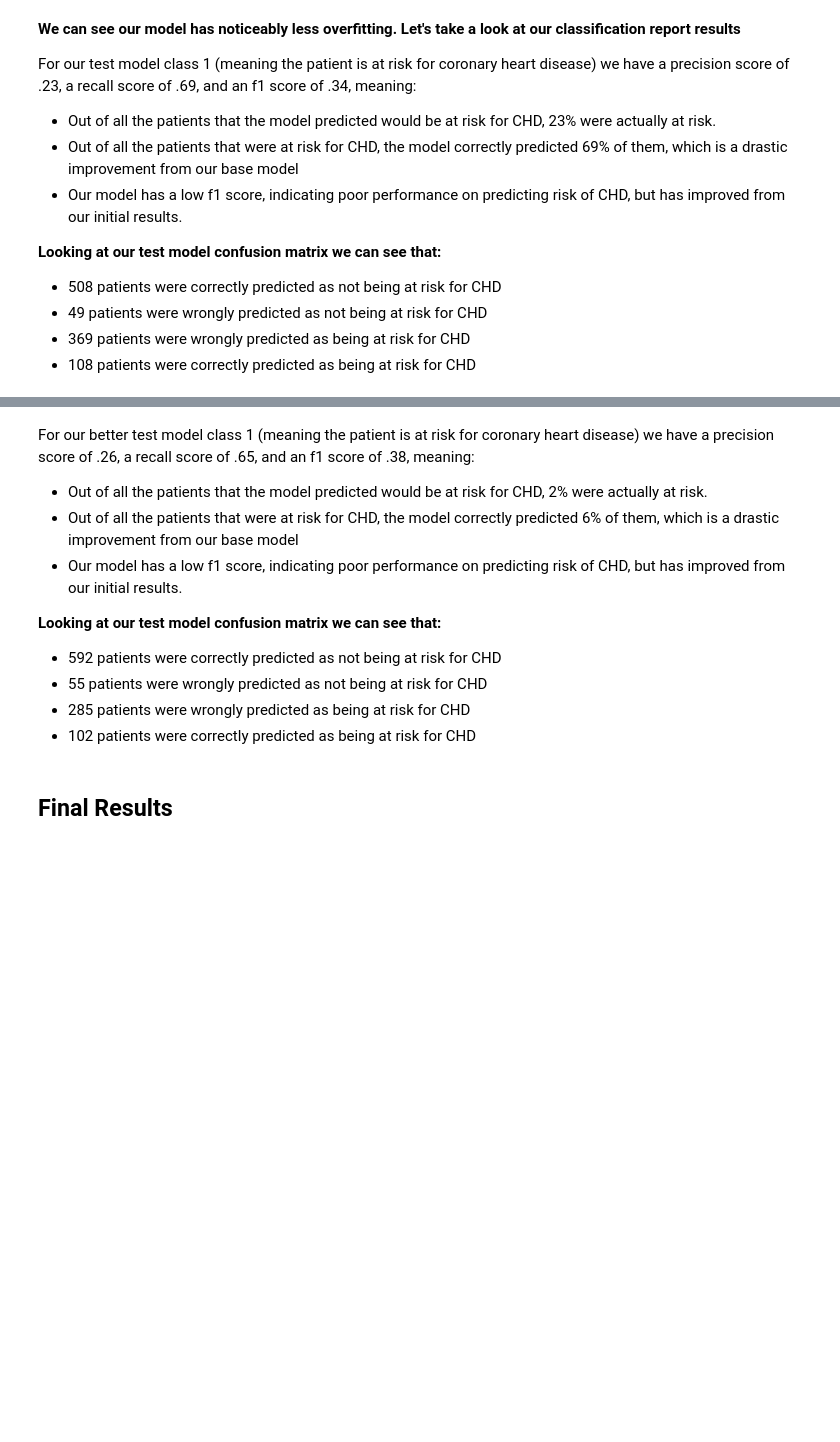
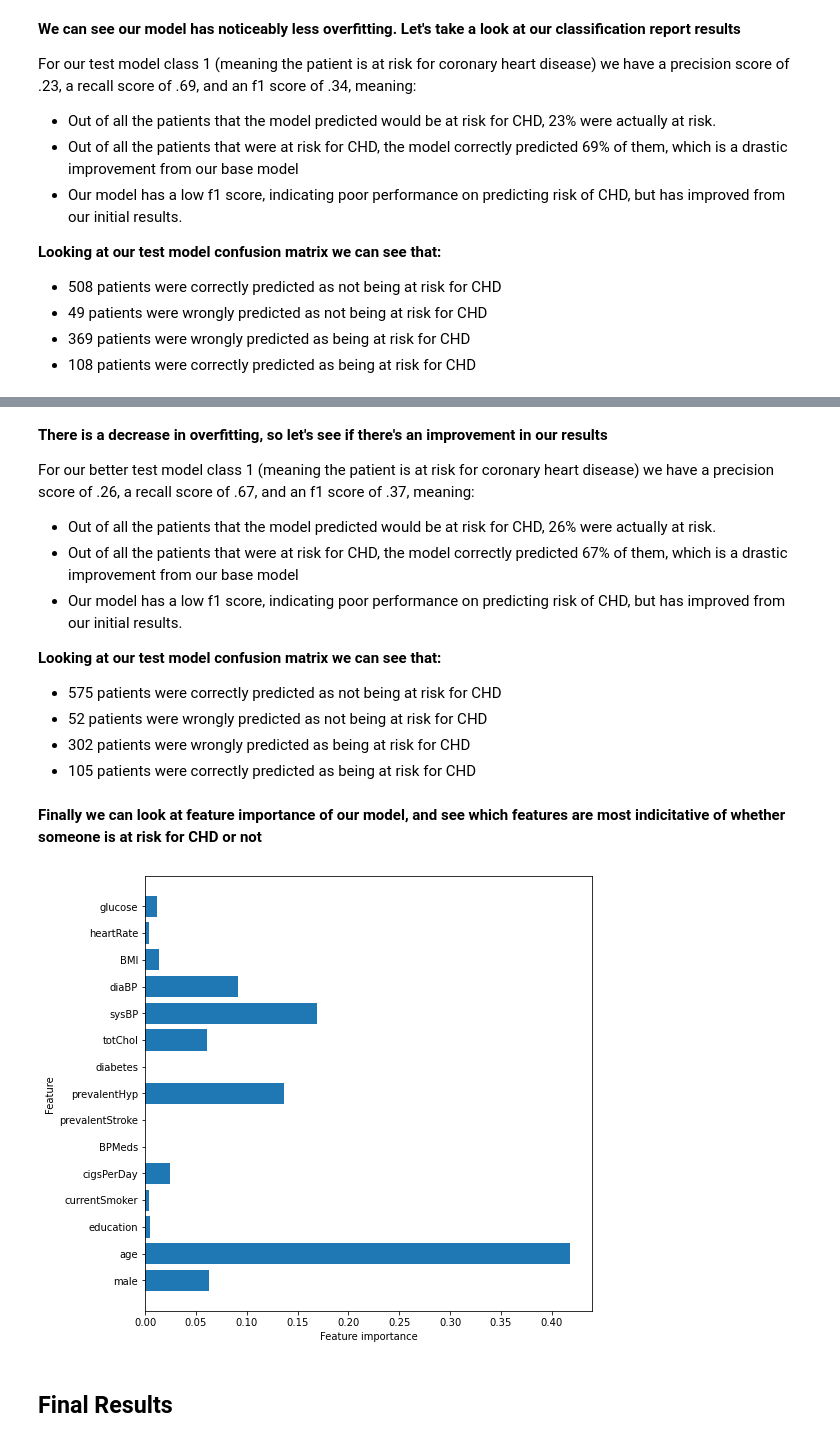
Before and after one commit to aharri123/Heart-disease-classification, a Jupyter notebook: student.ipynb, the cells around one changed output, grey strips where cells are left out. Saved outputs shown, nothing was run; the diff lists cells and outputs as text; code cells hidden in the pictures; blank space fills up the shorter version.

```diff
--- a/student.ipynb
+++ b/student.ipynb
@@ -577,15 +590,32 @@ plot_confusion_matrix(rf_model, X_test, y_test);
 # %% [markdown]
-For our better test model class 1 (meaning the patient is at risk for coronary heart disease) we have a precision score of .26, a recall score of .65, and an f1 score of .38, meaning:
+**There is a decrease in overfitting, so let's see if there's an improvement in our results**
 
-* Out of all the patients that the model predicted would be at risk for CHD, 2% were actually at risk.
-* Out of all the patients that were at risk for CHD, the model correctly predicted 6% of them, which is a drastic improvement from our base model
+For our better test model class 1 (meaning the patient is at risk for coronary heart disease) we have a precision score of .26, a recall score of .67, and an f1 score of .37, meaning:
+
+* Out of all the patients that the model predicted would be at risk for CHD, 26% were actually at risk.
+* Out of all the patients that were at risk for CHD, the model correctly predicted 67% of them, which is a drastic improvement from our base model
 * Our model has a low f1 score, indicating poor performance on predicting risk of CHD, but has improved from our initial         results.
 
 
 **Looking at our test model confusion matrix we can see that:**
-* 592 patients were correctly predicted as not being at risk for CHD
-* 55 patients were wrongly predicted as not being at risk for CHD
-* 285 patients were wrongly predicted as being at risk for CHD
-* 102 patients were correctly predicted as being at risk for CHD
+* 575 patients were correctly predicted as not being at risk for CHD
+* 52 patients were wrongly predicted as not being at risk for CHD
+* 302 patients were wrongly predicted as being at risk for CHD
+* 105 patients were correctly predicted as being at risk for CHD
+# %% [markdown]
+**Finally we can look at feature importance of our model, and see which features are most indicitative of whether someone is at risk for CHD or not**
+# %%
+
+def plot_feature_importances(model):
+    n_features = X_train.shape[1]
+    plt.figure(figsize=(8,8))
+    plt.barh(range(n_features), model.feature_importances_, align='center')
+    plt.yticks(np.arange(n_features), X.columns.values)
+    plt.xlabel('Feature importance')
+    plt.ylabel('Feature')
+
+plot_feature_importances(rf_model)
+# %% [output]
+[figure, added]
 # %% [markdown]
 ## Final Results ##
```
Also changed, not shown: parts of 16 cells of this notebook, 1 other file.
